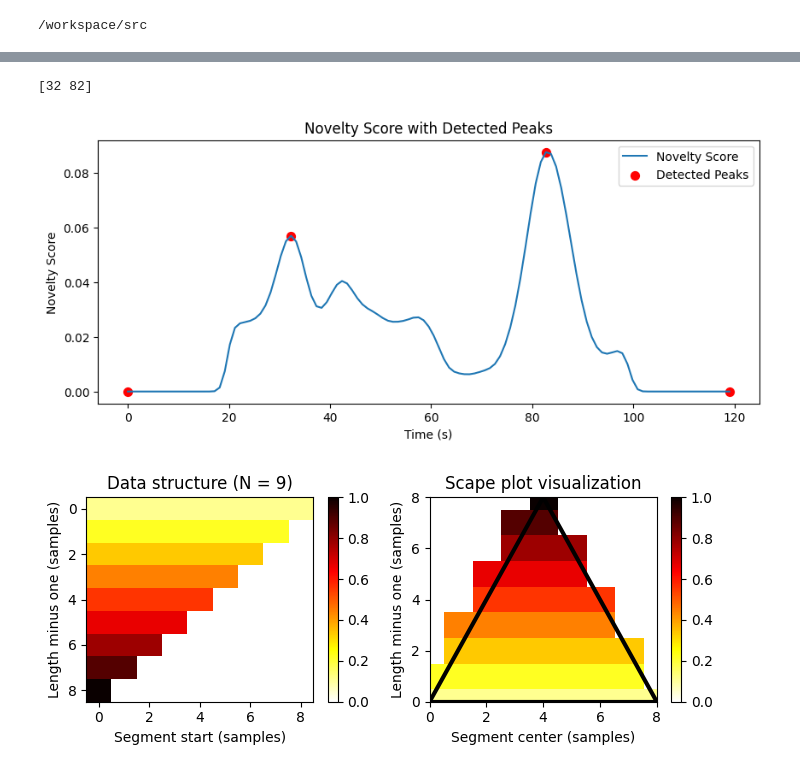
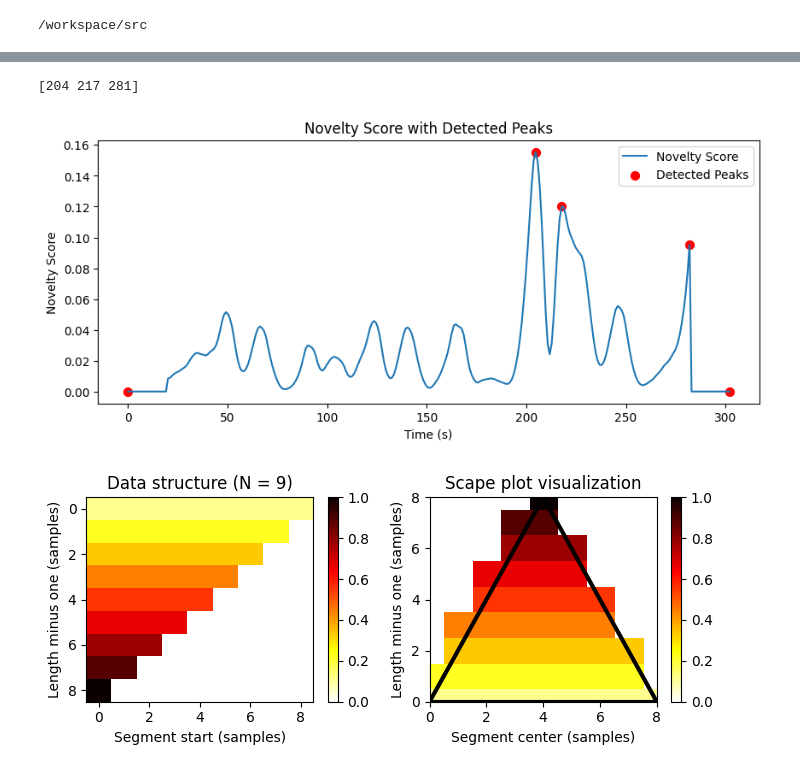
Before and after one commit to Dazzid/Boomy_MIR, a Jupyter notebook: src/structure.ipynb, the cells around one changed output, grey strips where cells are left out. Drawn from its saved outputs; the diff is of its cells as text; code cells hidden in the pictures.

```diff
--- a/src/structure.ipynb
+++ b/src/structure.ipynb
@@ -65,18 +40,3 @@ def compute_sm_from_filename(fn_wav, L=21, H=5, L_smooth=16, tempo_rel_set=np.ar
     S_thresh = libfmp.c4.threshold_matrix(S, thresh=thresh, strategy=strategy,
                                           scale=scale, penalty=penalty, binarize=binarize)
     return x, x_duration, X, Fs_feature, S_thresh, I
-# %%
-# Waveform
-#fn_wav = os.path.join('..', 'audio', 'RS500', '29 - The Beatles - Help.mp3')
-fn_wav = "/workspace/audio/Boomy500/Blockchain - boomy.mp3"
-print(fn_wav)
-tempo_rel_set = libfmp.c4.compute_tempo_rel_set( 0.66, 1.5, 5)
-x, x_duration, X, Fs_feature, S, I = compute_sm_from_filename(fn_wav, L=81, H=10, L_smooth=1, thresh=1)
-#penalty = -2
-#x, x_duration, X, Fs_feature, S, I = compute_sm_from_filename(fn_wav, L=21, H=10, L_smooth=8, tempo_rel_set=tempo_rel_set, penalty=penalty, thresh=0.15)
-
-# Visualization
-# Since we're omitting annotations, we don't use ann_frames or color_ann in the plotting
-# fig, ax = libfmp.c4.plot_feature_ssm(X, 1, S, 1, [], x_duration*Fs_X,
-#             label='Time (frames)', clim_X=[0,1], clim=[0,1],
-#             title=f'Feature rate: {Fs_X:0.0f} Hz')
@@ -146,3 +43,17 @@ plt.tight_layout()
+# %%
+def readSongFile(collection, song, L=81, H=10, L_smooth=1, thresh=1, penalty=0.0):
+    fn_wav = os.path.join('..', 'audio', collection, song)
+    tempo_rel_set = libfmp.c4.compute_tempo_rel_set( 0.66, 1.5, 5)
+    x, x_duration, X, Fs_feature, S, I = compute_sm_from_filename(fn_wav, L=L, H=H, L_smooth=L_smooth, thresh=thresh, penalty=penalty)
+    return x, x_duration, X, Fs_feature, S, I
+# %%
+# Waveform
+song = '09 - Nirvana - Smells Like Teen Spirit.mp3'
+group = 'RS500'
+x, x_duration, X, Fs_feature, S, I = readSongFile(group, song)
+
+# penalty = -2
+# x, x_duration, X, Fs_feature, S, I = compute_sm_from_filename(fn_wav, L=21, H=10, L_smooth=8, tempo_rel_set=tempo_rel_set, penalty=penalty, thresh=0.15)
 # %%
 # @jit(nopython=True)
 def compute_novelty_ssm(S, kernel=None, L=10, var=0.5, exclude=False):
@@ -196,29 +101,29 @@ plt.tight_layout()
 # %%
 import scipy
 
-nov_smoothed = scipy.ndimage.gaussian_filter1d(nov, sigma=1)
-peaks = librosa.util.peak_pick(nov_smoothed, pre_max=3, post_max=3, pre_avg=3, post_avg=3, delta=0.005, wait=10)
+#nov_smoothed = scipy.ndimage.gaussian_filter1d(nov, sigma=1)
+peaks = librosa.util.peak_pick(nov, pre_max=3, post_max=3, pre_avg=3, post_avg=3, delta=0.005, wait=10)
 print(peaks)
 
 # 'Fs_feature' should be the feature rate or equivalent to ensure correct time scaling
-times = np.linspace(0, len(nov_smoothed) / Fs_feature, len(nov_smoothed))
+times = np.linspace(0, len(nov) / Fs_feature, len(nov))
 
 # Ensure 'peaks' contains integer indices
 peaks = peaks.astype(int)  # Ensures peaks are of integer type, though usually not necessary
 # Add start and end indices
 peaks = np.hstack(([0], peaks, [len(nov) - 1]))
 
 plt.figure(figsize=(10, 4))
-plt.plot(times, nov_smoothed, label='Novelty Score')
-plt.scatter(times[peaks], nov_smoothed[peaks], color='r', s=50, label='Detected Peaks')  # Plot peaks
+plt.plot(times, nov, label='Novelty Score')
+plt.scatter(times[peaks], nov[peaks], color='r', s=50, label='Detected Peaks')  # Plot peaks
 plt.xlabel('Time (s)')
 plt.ylabel('Novelty Score')
 plt.legend()
 plt.title('Novelty Score with Detected Peaks')
 plt.show()
 # %% [output]
-[32 82]
+[204 217 281]
-[figure, old version]
+[figure, new version]
 # %%
 def visualize_scape_plot(SP, Fs=1, ax=None, figsize=(4, 3), title='',
                          xlabel='Center (seconds)', ylabel='Length (seconds)', interpolation='nearest'):
```
Also changed, not shown: parts of 14 cells of this notebook, 1 other file.
